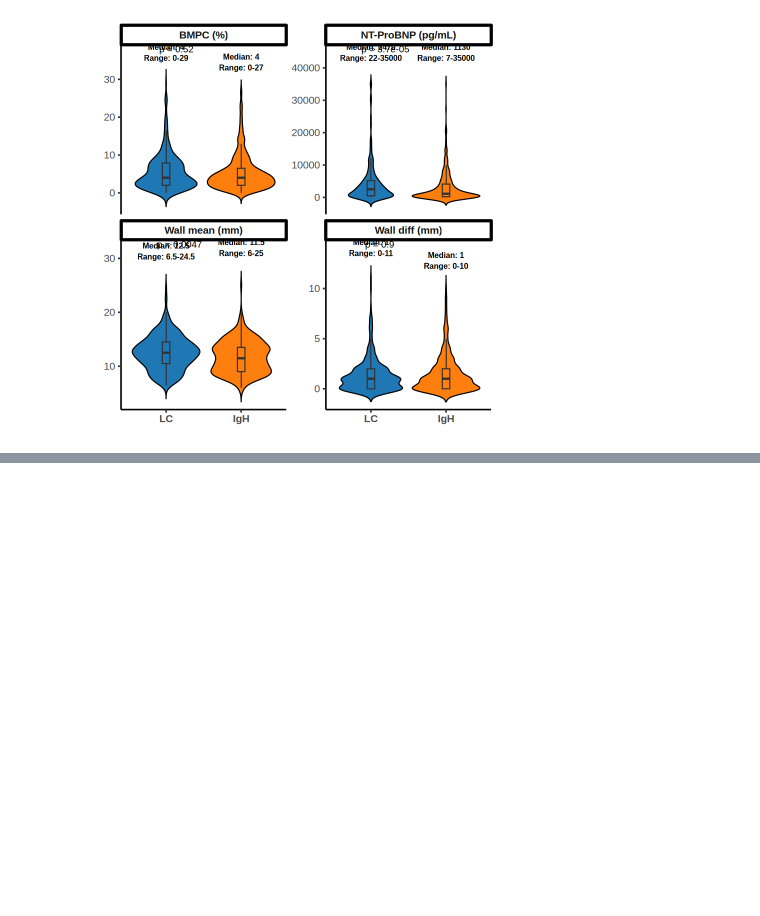
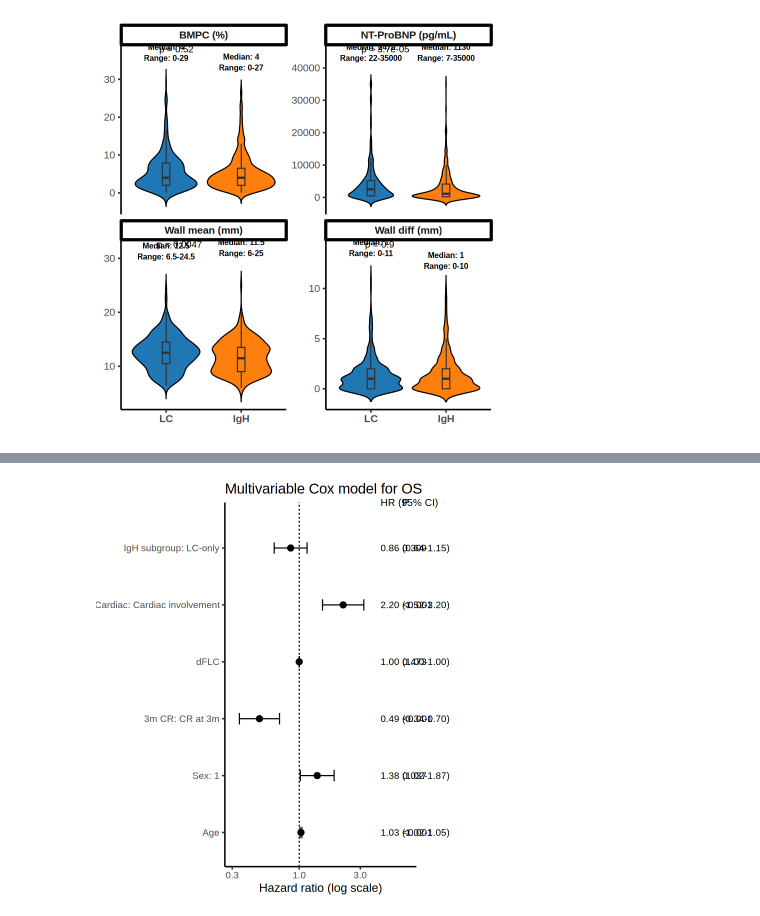
Before and after one commit to Selecton98/SingleCell_PRISM_LConly, a Jupyter notebook: allTx.ipynb, the cells around one changed output, grey strips where cells are left out. Saved outputs shown, nothing was run; the diff lists cells and outputs as text; code cells hidden in the pictures; blank space fills up the shorter version.

```diff
--- a/allTx.ipynb
+++ b/allTx.ipynb
@@ -2095,0 +2224,44 @@ attr(,"class")
+# %%
+plot_df2 <- hr_table %>%
+  mutate(
+    Label = sprintf("%.2f (%.2f-%.2f)", HR, Lower95, Upper95),
+    Ptxt = ifelse(Pvalue < 0.001, "<0.001", sprintf("%.3f", Pvalue)),
+    Variable = gsub("productive_IgH", "IgH subgroup: ", Variable),
+    Variable = gsub("cardiac", "Cardiac: ", Variable),
+    Variable = gsub("cr_3m", "3m CR: ", Variable),
+    Variable = gsub("sex", "Sex: ", Variable),
+    Variable = gsub("dflc", "dFLC", Variable),
+    Variable = gsub("age", "Age", Variable)
+  ) %>%
+  mutate(
+    Variable = factor(Variable, levels = rev(Variable))
+  )
+
+xmax <- max(plot_df2$Upper95, na.rm = TRUE)
+xmin <- min(plot_df2$Lower95, na.rm = TRUE)
+
+ggplot(plot_df2, aes(x = HR, y = Variable)) +
+  geom_point(size = 3) +
+  geom_errorbarh(aes(xmin = Lower95, xmax = Upper95), height = 0.2) +
+  geom_vline(xintercept = 1, linetype = 2) +
+  scale_x_log10(
+    limits = c(min(0.5, xmin * 0.9), max(2, xmax * 2.2))
+  ) +
+  geom_text(aes(x = xmax * 1.35, label = Label), hjust = 0, size = 4) +
+  geom_text(aes(x = xmax * 2.0, label = Ptxt), hjust = 0, size = 4) +
+  annotate("text", x = xmax * 1.35, y = length(levels(plot_df2$Variable)) + 0.8,
+           label = "HR (95% CI)", hjust = 0, size = 4.2) +
+  annotate("text", x = xmax * 2.0, y = length(levels(plot_df2$Variable)) + 0.8,
+           label = "P", hjust = 0, size = 4.2) +
+  coord_cartesian(clip = "off") +
+  labs(
+    title = "Multivariable Cox model for OS",
+    x = "Hazard ratio (log scale)",
+    y = NULL
+  ) +
+  theme_classic(base_size = 14) +
+  theme(
+    plot.margin = margin(5.5, 120, 5.5, 5.5)
+  )
+# %% [output]
+[figure, added]
```
Also changed, not shown: parts of 5 cells of this notebook.
